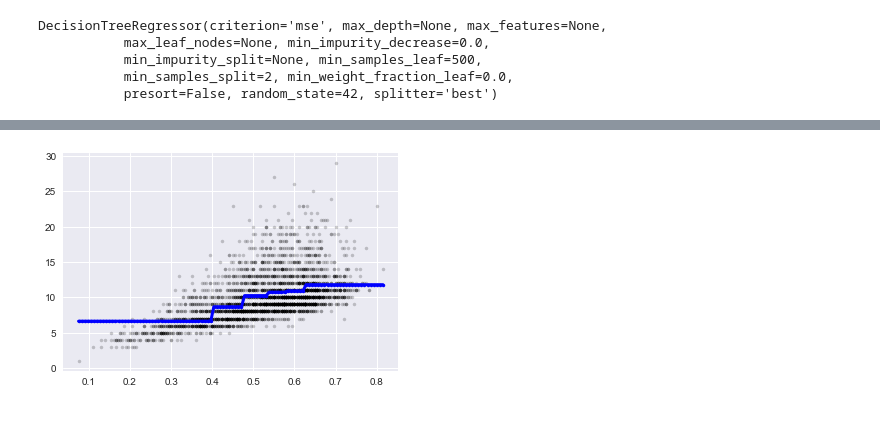
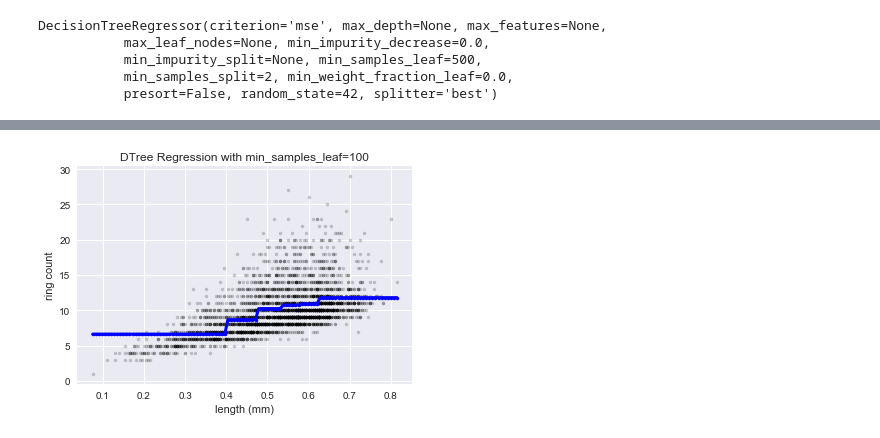
Before and after one commit to tufts-ml-courses/comp135-19s-assignments, a Jupyter notebook: labs/RegressionDemo.ipynb, the cells around one changed output, grey strips where cells are left out. Saved outputs shown, nothing was run; the diff lists cells and outputs as text; code cells hidden in the pictures.

Commit message:
ENH updated example notebook for regression

```diff
--- a/labs/RegressionDemo.ipynb
+++ b/labs/RegressionDemo.ipynb
@@ -59,0 +193,4 @@ plt.plot(xgrid, yhat_knn, 'b.-', linewidth=3);
+# %%
+k5nn_regr = sklearn.neighbors.KNeighborsRegressor(
+    n_neighbors=5, algorithm='brute', metric='euclidean')
+k5nn_regr.fit(xlength_N1, y_N)
@@ -62,7 +226,8 @@ plt.plot(xgrid, yhat_knn, 'b.-', linewidth=3);
 # %%
 import sklearn.tree
 # %%
-tree_regr = sklearn.tree.DecisionTreeRegressor(random_state=42, min_samples_leaf=500)
+tree_regr = sklearn.tree.DecisionTreeRegressor(
+    random_state=42, min_samples_leaf=500)
 # %%
 tree_regr.fit(xlength_N1, y_N)
 # %% [output]
@@ -74,9 +247,11 @@ DecisionTreeRegressor(criterion='mse', max_depth=None, max_features=None,
 # %%
-xgrid = np.linspace(xlength_N1.min(), xlength_N1.max(), 100)
+x_grid_G = np.linspace(xlength_N1.min(), xlength_N1.max(), 100)
 # %%
-yhat = tree_regr.predict(xgrid[:,np.newaxis])
+yhat_tree_G = tree_regr.predict(x_grid_G[:,np.newaxis])
 # %%
 plt.plot(xlength_N1, y_N, 'k.', alpha=0.2)
-plt.plot(xgrid, yhat, 'b.-', linewidth=3);
+plt.plot(x_grid_G, yhat_tree_G, 'b.-', linewidth=3);
+plt.xlabel('length (mm)'); plt.ylabel('ring count');
+plt.title('DTree Regression with min_samples_leaf=100');
 # %% [output]
-[figure, old version]
+[figure, new version]
```
Also changed, not shown: parts of 53 cells of this notebook.
